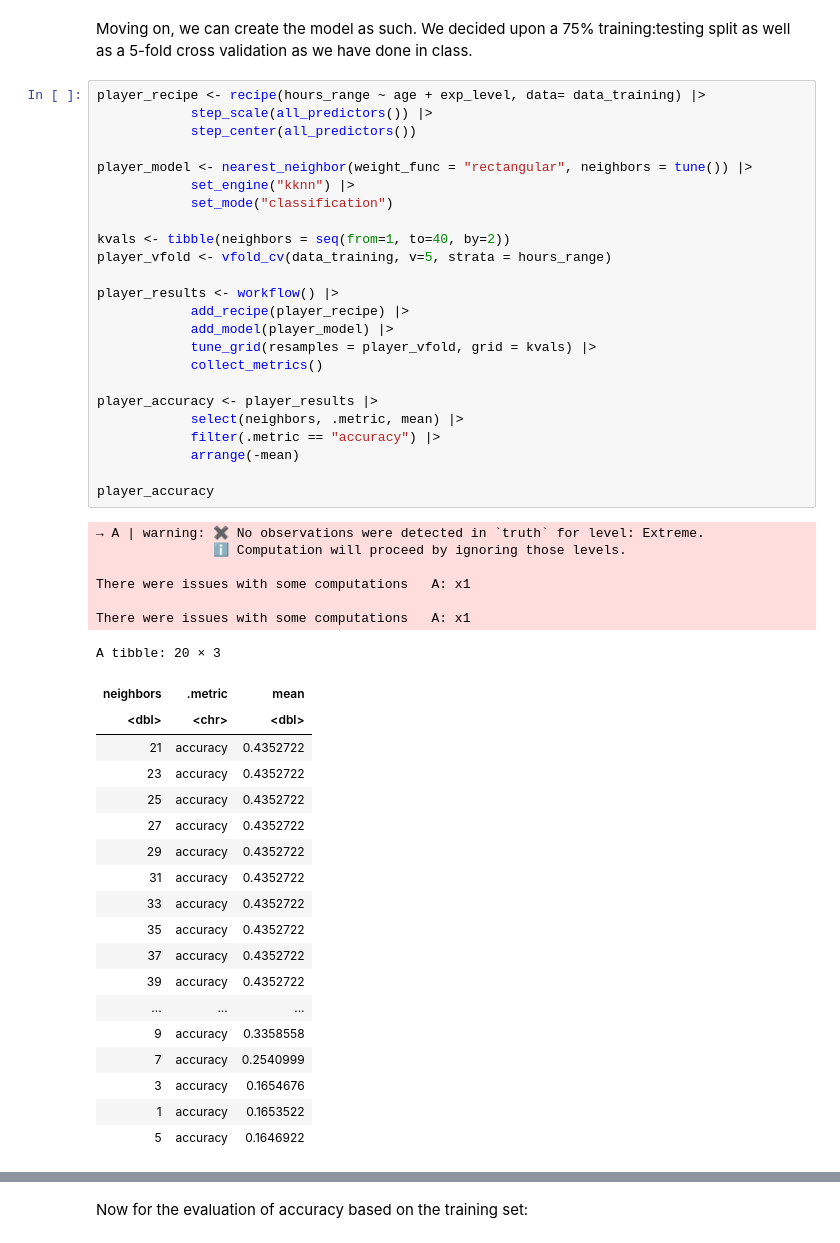
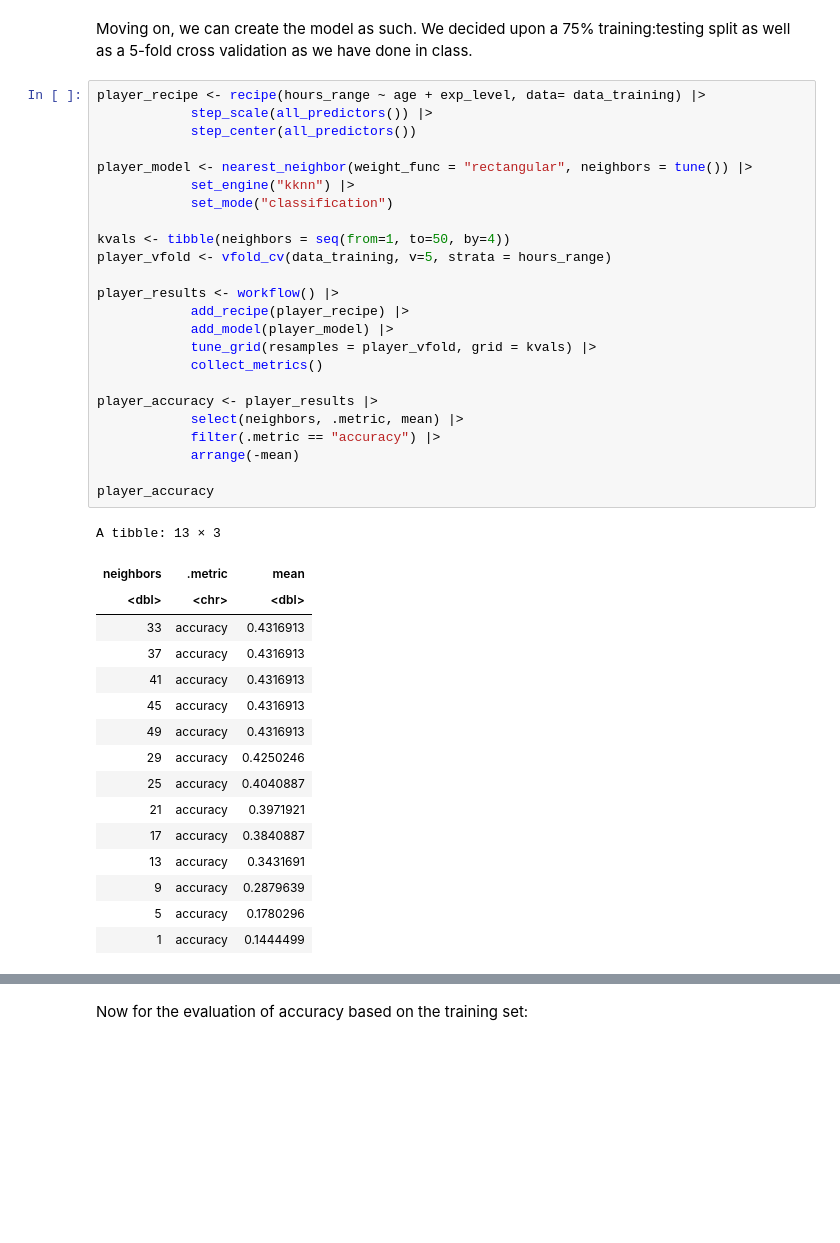
Before and after one commit to amazingk147/DSCI100-Project-Group-42, a Jupyter notebook: project_notebook.ipynb, the cells around one changed output, grey strips where cells are left out. Cells and saved outputs as stored; diff of their text form; blank space fills up the shorter version.

```diff
--- a/project_notebook.ipynb
+++ b/project_notebook.ipynb
@@ -196,53 +196,44 @@ Moving on, we can create the model as such. We decided upon a 75% training:testi
 # %%
 player_recipe <- recipe(hours_range ~ age + exp_level, data= data_training) |>
             step_scale(all_predictors()) |>
             step_center(all_predictors())
 
 player_model <- nearest_neighbor(weight_func = "rectangular", neighbors = tune()) |>
             set_engine("kknn") |>
             set_mode("classification")
 
-kvals <- tibble(neighbors = seq(from=1, to=40, by=2))
+kvals <- tibble(neighbors = seq(from=1, to=50, by=4))
 player_vfold <- vfold_cv(data_training, v=5, strata = hours_range)
 
 player_results <- workflow() |>
             add_recipe(player_recipe) |>
             add_model(player_model) |>
             tune_grid(resamples = player_vfold, grid = kvals) |>
             collect_metrics()
 
 player_accuracy <- player_results |>
             select(neighbors, .metric, mean) |>
             filter(.metric == "accuracy") |>
             arrange(-mean)
 
 player_accuracy
 # %% [output]
-→ A | warning: ✖ No observations were detected in `truth` for level: Extreme.
-               ℹ Computation will proceed by ignoring those levels.
-
-There were issues with some computations   A: x1
-
-There were issues with some computations   A: x1
+A tibble: 13 × 3
-A tibble: 20 × 3
 | neighbors | .metric | mean |
 | <dbl> | <chr> | <dbl> |
-| 21 | accuracy | 0.4352722 |
-| 23 | accuracy | 0.4352722 |
-| 25 | accuracy | 0.4352722 |
-| 27 | accuracy | 0.4352722 |
-| 29 | accuracy | 0.4352722 |
-| 31 | accuracy | 0.4352722 |
-| 33 | accuracy | 0.4352722 |
-| 35 | accuracy | 0.4352722 |
-| 37 | accuracy | 0.4352722 |
-| 39 | accuracy | 0.4352722 |
-| ... | ... | ... |
-| 9 | accuracy | 0.3358558 |
-| 7 | accuracy | 0.2540999 |
-| 3 | accuracy | 0.1654676 |
-| 1 | accuracy | 0.1653522 |
-| 5 | accuracy | 0.1646922 |
+| 33 | accuracy | 0.4316913 |
+| 37 | accuracy | 0.4316913 |
+| 41 | accuracy | 0.4316913 |
+| 45 | accuracy | 0.4316913 |
+| 49 | accuracy | 0.4316913 |
+| 29 | accuracy | 0.4250246 |
+| 25 | accuracy | 0.4040887 |
+| 21 | accuracy | 0.3971921 |
+| 17 | accuracy | 0.3840887 |
+| 13 | accuracy | 0.3431691 |
+| 9 | accuracy | 0.2879639 |
+| 5 | accuracy | 0.1780296 |
+| 1 | accuracy | 0.1444499 |
 # %%
 cross_val_plot <- player_accuracy |>
             ggplot(aes(x=neighbors, y=mean))+
```
Also changed, not shown: parts of 13 cells of this notebook.
